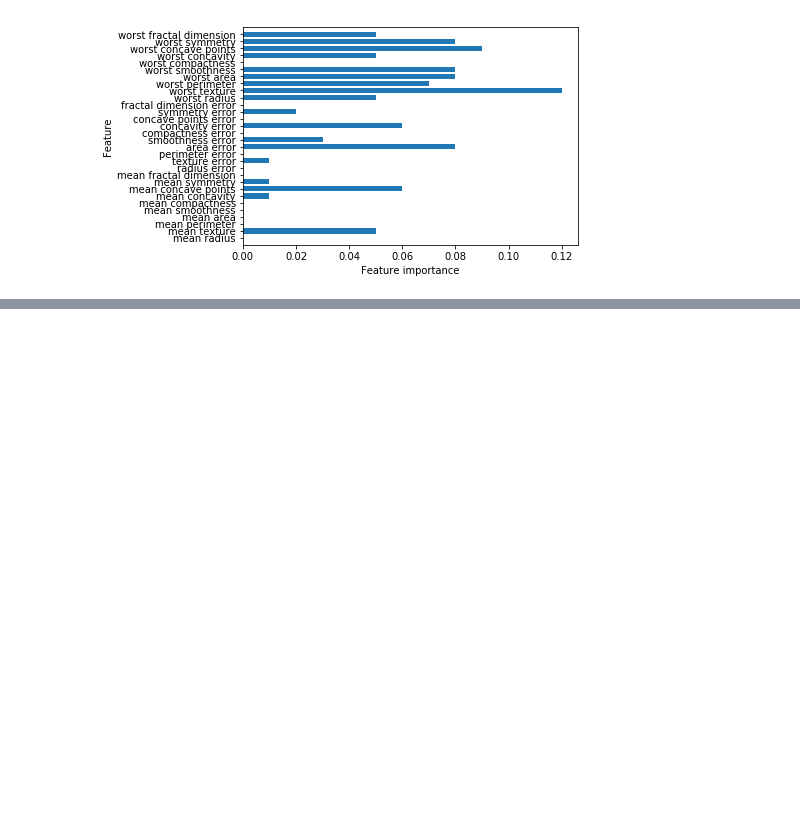
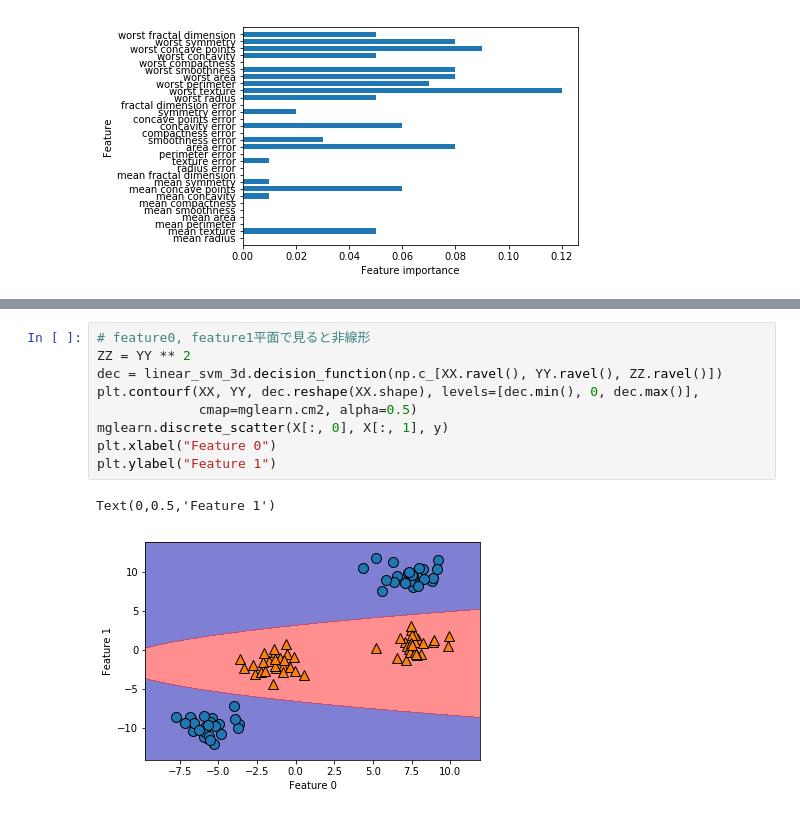
Before and after one commit to wkodate/ml, a Jupyter notebook: introduction_to_ml_with_python/2-supervised-learning.ipynb, the cells around one changed output, grey strips where cells are left out. Drawn from its saved outputs; the diff is of its cells as text; blank space fills up the shorter version.

```diff
--- a/introduction_to_ml_with_python/2-supervised-learning.ipynb
+++ b/introduction_to_ml_with_python/2-supervised-learning.ipynb
@@ -640,0 +683,12 @@ Accuracy on test set(learning_rate=0.01): 0.965
+# %%
+# feature0, feature1平面で見ると非線形
+ZZ = YY ** 2
+dec = linear_svm_3d.decision_function(np.c_[XX.ravel(), YY.ravel(), ZZ.ravel()])
+plt.contourf(XX, YY, dec.reshape(XX.shape), levels=[dec.min(), 0, dec.max()],
+             cmap=mglearn.cm2, alpha=0.5)
+mglearn.discrete_scatter(X[:, 0], X[:, 1], y)
+plt.xlabel("Feature 0")
+plt.ylabel("Feature 1")
+# %% [output]
+Text(0,0.5,'Feature 1')
+[figure, added]
```
Also changed, not shown: parts of 5 cells of this notebook.
